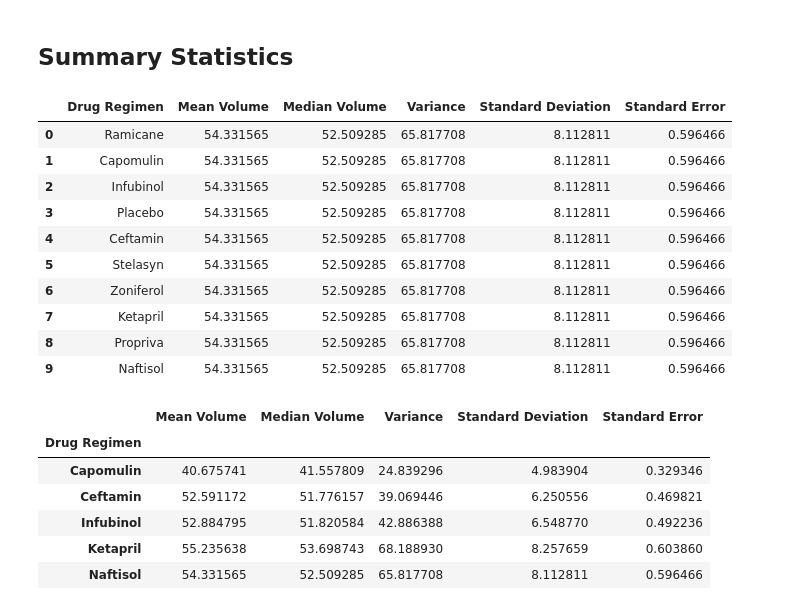
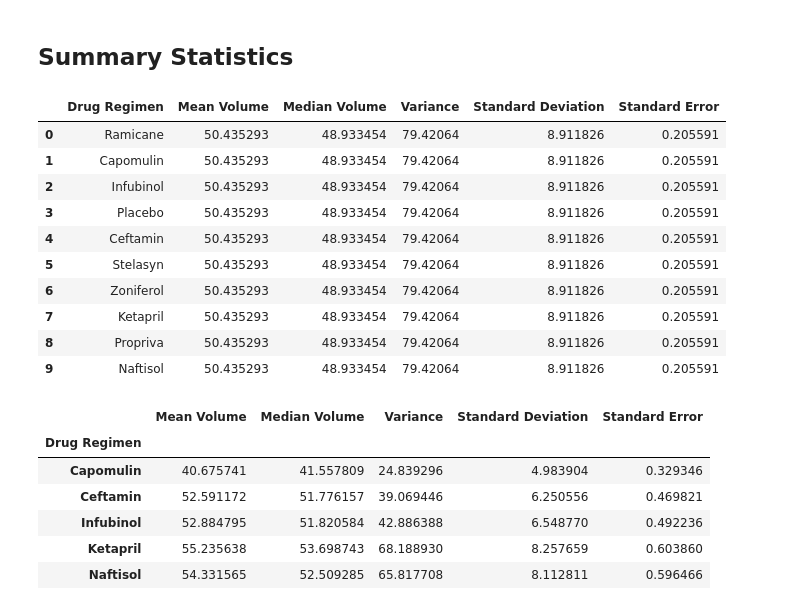
Before and after one commit to ashante112/matplotlib-challenge, a Jupyter notebook: Pymaceuticals/pymaceuticals_starter.ipynb, the cells around one changed output. Saved outputs shown, nothing was run; the diff lists cells and outputs as text; code cells hidden in the pictures.

```diff
--- a/Pymaceuticals/pymaceuticals_starter.ipynb
+++ b/Pymaceuticals/pymaceuticals_starter.ipynb
@@ -119,48 +119,48 @@ mice_count
 
 # Use groupby and summary statistical methods to calculate the following properties of each drug regimen:
 # mean, median, variance, standard deviation, and SEM of the tumor volume.
 # Assemble the resulting series into a single summary dataframe.
 
 # Initialize lists
 regimens = clean_df["Drug Regimen"].unique()
 mean_vol = []
 median_vol = []
 var_vol = []
 std_vol = []
 sems = []
 
 # Iterate through the different treatments to calculate the summary statistics
 for regimen in regimens:
     regimen_df = clean_df[clean_df["Drug Regimen"]==regimen]
-    mean_vol.append(df["Tumor Volume (mm3)"].mean())
-    median_vol.append(df["Tumor Volume (mm3)"].median())
-    var_vol.append(np.var(df["Tumor Volume (mm3)"],ddof=0))
-    std_vol.append(np.std(df["Tumor Volume (mm3)"],ddof=0))
-    sems.append(st.sem(df["Tumor Volume (mm3)"]))
+    mean_vol.append(clean_df["Tumor Volume (mm3)"].mean())
+    median_vol.append(clean_df["Tumor Volume (mm3)"].median())
+    var_vol.append(np.var(clean_df["Tumor Volume (mm3)"],ddof=0))
+    std_vol.append(np.std(clean_df["Tumor Volume (mm3)"],ddof=0))
+    sems.append(st.sem(clean_df["Tumor Volume (mm3)"]))
 
 # Create a dataframe for the summary statistics
 summ_stats_df = pd.DataFrame({
     "Drug Regimen":regimens,
     "Mean Volume": mean_vol,
     "Median Volume": median_vol,
     "Variance": var_vol,
     "Standard Deviation": std_vol,
     "Standard Error": sems
 })
 
 summ_stats_df
 # %% [output]
 |  | Drug Regimen | Mean Volume | Median Volume | Variance | Standard Deviation | Standard Error |
-| 0 | Ramicane | 54.331565 | 52.509285 | 65.817708 | 8.112811 | 0.596466 |
-| 1 | Capomulin | 54.331565 | 52.509285 | 65.817708 | 8.112811 | 0.596466 |
-| 2 | Infubinol | 54.331565 | 52.509285 | 65.817708 | 8.112811 | 0.596466 |
-| 3 | Placebo | 54.331565 | 52.509285 | 65.817708 | 8.112811 | 0.596466 |
-| 4 | Ceftamin | 54.331565 | 52.509285 | 65.817708 | 8.112811 | 0.596466 |
-| 5 | Stelasyn | 54.331565 | 52.509285 | 65.817708 | 8.112811 | 0.596466 |
-| 6 | Zoniferol | 54.331565 | 52.509285 | 65.817708 | 8.112811 | 0.596466 |
-| 7 | Ketapril | 54.331565 | 52.509285 | 65.817708 | 8.112811 | 0.596466 |
-| 8 | Propriva | 54.331565 | 52.509285 | 65.817708 | 8.112811 | 0.596466 |
-| 9 | Naftisol | 54.331565 | 52.509285 | 65.817708 | 8.112811 | 0.596466 |
+| 0 | Ramicane | 50.435293 | 48.933454 | 79.42064 | 8.911826 | 0.205591 |
+| 1 | Capomulin | 50.435293 | 48.933454 | 79.42064 | 8.911826 | 0.205591 |
+| 2 | Infubinol | 50.435293 | 48.933454 | 79.42064 | 8.911826 | 0.205591 |
+| 3 | Placebo | 50.435293 | 48.933454 | 79.42064 | 8.911826 | 0.205591 |
+| 4 | Ceftamin | 50.435293 | 48.933454 | 79.42064 | 8.911826 | 0.205591 |
+| 5 | Stelasyn | 50.435293 | 48.933454 | 79.42064 | 8.911826 | 0.205591 |
+| 6 | Zoniferol | 50.435293 | 48.933454 | 79.42064 | 8.911826 | 0.205591 |
+| 7 | Ketapril | 50.435293 | 48.933454 | 79.42064 | 8.911826 | 0.205591 |
+| 8 | Propriva | 50.435293 | 48.933454 | 79.42064 | 8.911826 | 0.205591 |
+| 9 | Naftisol | 50.435293 | 48.933454 | 79.42064 | 8.911826 | 0.205591 |
 # %%
 # Generate a summary statistics table of mean, median, variance, standard deviation, and SEM of the tumor volume for each regimen
 
```
Also changed, not shown: parts of 10 cells of this notebook, 2 other files.
